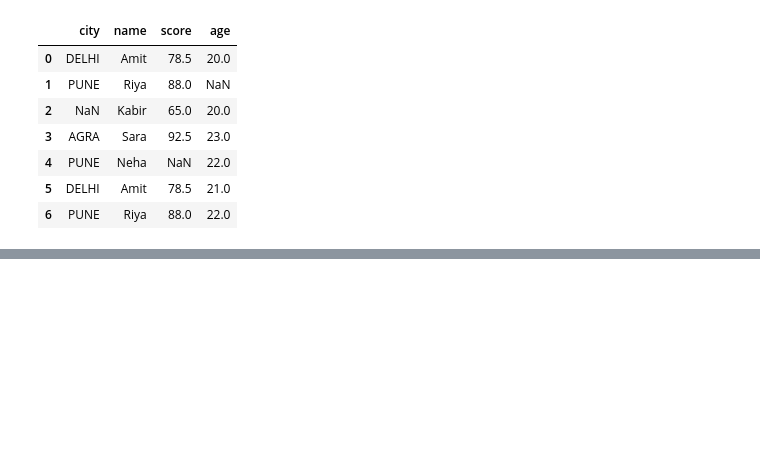
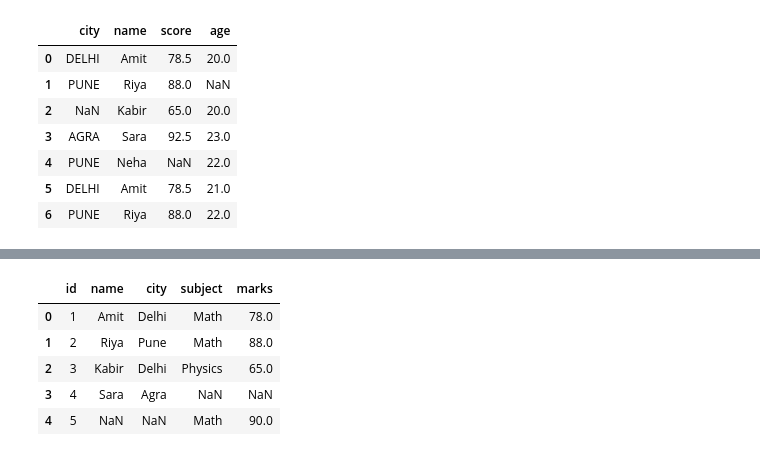
Before and after one commit to rayan8413github/Python_Data_Science_Libraries, a Jupyter notebook: Pandas.ipynb, the cells around one changed output, grey strips where cells are left out. Cells and saved outputs as stored; diff of their text form; code cells hidden in the pictures; blank space fills up the shorter version.

Commit message:
data transformation codes added in notes

```diff
--- a/Pandas.ipynb
+++ b/Pandas.ipynb
@@ -333,0 +444,25 @@ df2[df2["score"] < 100]
+# %%
+students = pd.DataFrame({
+    "id":    [1, 2, 3, 4],
+    "name":  ["Amit", "Riya", "Kabir", "Sara"],
+    "city":  ["Delhi", "Pune", "Delhi", "Agra"]
+})
+
+marks = pd.DataFrame({
+    "id":      [1, 2, 3, 5],
+    "subject": ["Math", "Math", "Physics", "Math"],
+    "marks":   [78, 88, 65, 90]
+})
+# %%
+# merge (just like sql join)
+pd.merge(students, marks, on="id")                    # inner (default): sirf common ids
+pd.merge(students, marks, on="id", how="left")        # students ke sab, marks jahan mile
+pd.merge(students, marks, on="id", how="right")       # marks ke sab
+pd.merge(students, marks, on="id", how="outer")       # dono ke sab
+# %% [output]
+|  | id | name | city | subject | marks |
+| 0 | 1 | Amit | Delhi | Math | 78.0 |
+| 1 | 2 | Riya | Pune | Math | 88.0 |
+| 2 | 3 | Kabir | Delhi | Physics | 65.0 |
+| 3 | 4 | Sara | Agra | NaN | NaN |
+| 4 | 5 | NaN | NaN | Math | 90.0 |
```
Also changed, not shown: parts of 14 cells of this notebook.
